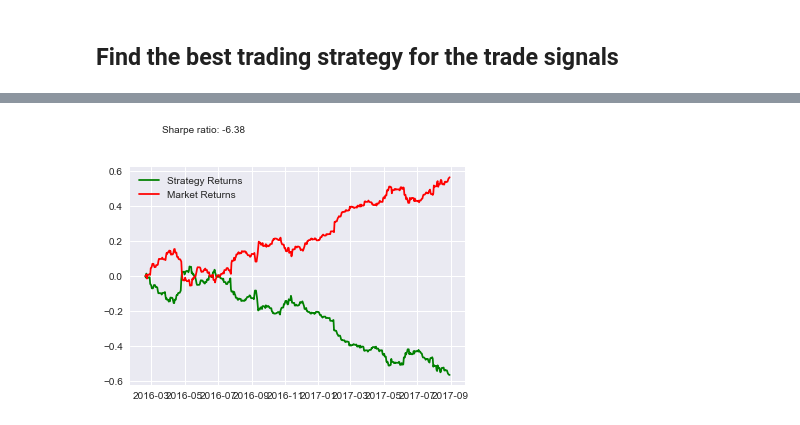
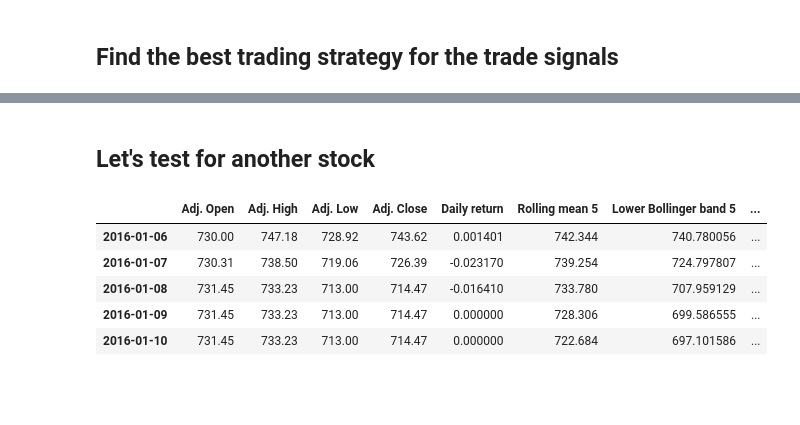
Before and after one commit to iamandicip/ml_projects, a Jupyter notebook: capstone_project/stock_market_forecast.ipynb, the cells around one changed output, grey strips where cells are left out. Cells and saved outputs as stored; diff of their text form; code cells hidden in the pictures; blank space fills up the shorter version.

```diff
--- a/capstone_project/stock_market_forecast.ipynb
+++ b/capstone_project/stock_market_forecast.ipynb
@@ -512,17 +296,21 @@ Freq: D, Name: Pred_Signal, dtype: int64
-# %%
-dataset['strategy_cu_return']=0.
-dataset['market_cu_return']=0.
-dataset.iloc[-p_data:,dataset.columns.get_loc('strategy_cu_return')] \
-       = np.nancumsum(dataset['str_ret'][-p_data:])
-dataset.iloc[-p_data:,dataset.columns.get_loc('market_cu_return')] \
-       = np.nancumsum(dataset['Return'][-p_data:])
-sharpe = (dataset['strategy_cu_return'][-1]-dataset['market_cu_return'][-1])\
-           /np.nanstd(dataset['strategy_cu_return'][-p_data:])
-
-pl.plot(dataset['strategy_cu_return'][-p_data:],color='g',label='Strategy Returns')
-pl.plot(dataset['market_cu_return'][-p_data:],color='r',label='Market Returns')
-pl.figtext(0.2,1, s='Sharpe ratio: %.2f'%sharpe)
-pl.legend(loc='best')
-pl.show()
-# %% [output]
-[figure, removed]
+# %% [markdown]
+## Let's test for another stock
+# %%
+symbol = 'GOOG'
+
+test_start_date = datetime.datetime(2016, 1, 1)
+test_end_date = datetime.datetime(2017, 8, 31)
+
+dataset2 = su.preprocess_data(symbol, window, look_ahead, test_start_date, test_end_date)
+
+data2 = dataset2.drop(labels=['Future Price'], axis=1)
+target2 = dataset2['Future Price']
+
+dataset2.head()
+# %% [output]
+|  | Adj. Open | Adj. High | Adj. Low | Adj. Close | Daily return | Rolling mean 5 | Lower Bollinger band 5 | ... |
+| 2016-01-06 | 730.00 | 747.18 | 728.92 | 743.62 | 0.001401 | 742.344 | 740.780056 | ... |
+| 2016-01-07 | 730.31 | 738.50 | 719.06 | 726.39 | -0.023170 | 739.254 | 724.797807 | ... |
+| 2016-01-08 | 731.45 | 733.23 | 713.00 | 714.47 | -0.016410 | 733.780 | 707.959129 | ... |
+| 2016-01-09 | 731.45 | 733.23 | 713.00 | 714.47 | 0.000000 | 728.306 | 699.586555 | ... |
+| 2016-01-10 | 731.45 | 733.23 | 713.00 | 714.47 | 0.000000 | 722.684 | 697.101586 | ... |
```
Also changed, not shown: parts of 28 cells of this notebook, 2 other files.
